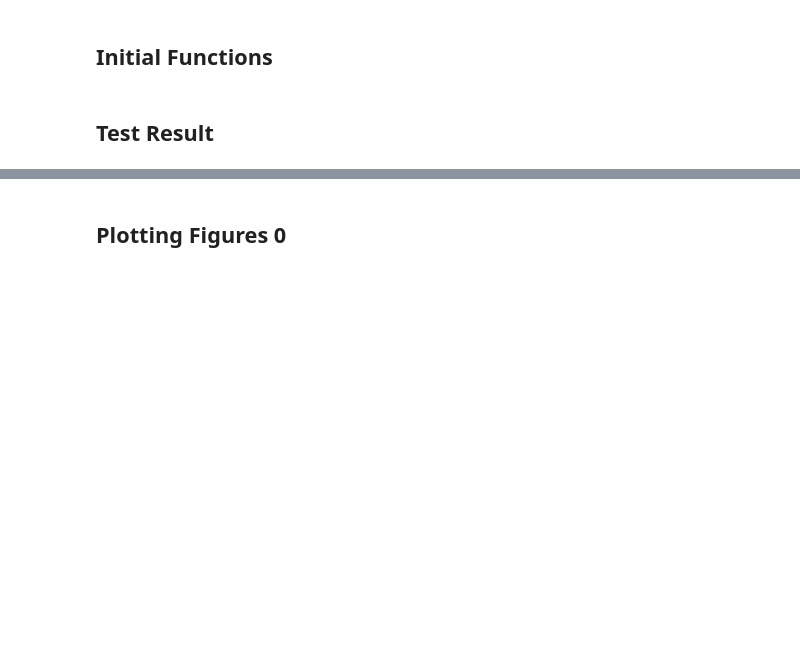
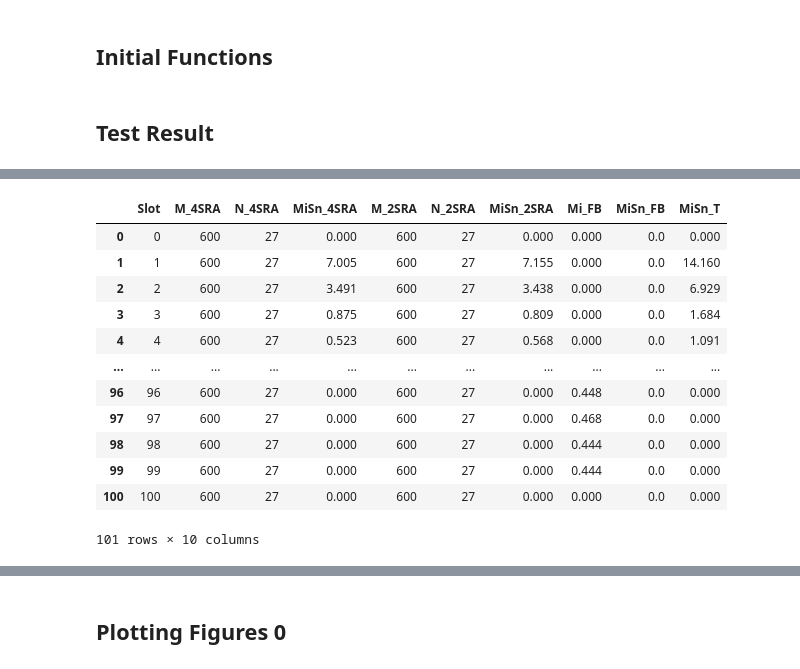
Before and after one commit to timlin0307/Thesis-Simulation, a Jupyter notebook: 2SRA and 4SRA with T_DATA in NTN/Simulation.ipynb, the cells around one changed output, grey strips where cells are left out. Cells and saved outputs as stored; diff of their text form; code cells hidden in the pictures; blank space fills up the shorter version.

```diff
--- a/2SRA and 4SRA with T_DATA in NTN/Simulation.ipynb
+++ b/2SRA and 4SRA with T_DATA in NTN/Simulation.ipynb
@@ -1733,4 +1795,21 @@ sim
 101 rows × 10 columns
+# %%
+sim = pandas.read_csv('sim_testresult_test.csv')
+sim
+# %% [output]
+|  | Slot | M_4SRA | N_4SRA | MiSn_4SRA | M_2SRA | N_2SRA | MiSn_2SRA | Mi_FB | MiSn_FB | MiSn_T |
+| 0 | 0 | 600 | 27 | 0.000 | 600 | 27 | 0.000 | 0.000 | 0.0 | 0.000 |
+| 1 | 1 | 600 | 27 | 7.005 | 600 | 27 | 7.155 | 0.000 | 0.0 | 14.160 |
+| 2 | 2 | 600 | 27 | 3.491 | 600 | 27 | 3.438 | 0.000 | 0.0 | 6.929 |
+| 3 | 3 | 600 | 27 | 0.875 | 600 | 27 | 0.809 | 0.000 | 0.0 | 1.684 |
+| 4 | 4 | 600 | 27 | 0.523 | 600 | 27 | 0.568 | 0.000 | 0.0 | 1.091 |
+| ... | ... | ... | ... | ... | ... | ... | ... | ... | ... | ... |
+| 96 | 96 | 600 | 27 | 0.000 | 600 | 27 | 0.000 | 0.448 | 0.0 | 0.000 |
+| 97 | 97 | 600 | 27 | 0.000 | 600 | 27 | 0.000 | 0.468 | 0.0 | 0.000 |
+| 98 | 98 | 600 | 27 | 0.000 | 600 | 27 | 0.000 | 0.444 | 0.0 | 0.000 |
+| 99 | 99 | 600 | 27 | 0.000 | 600 | 27 | 0.000 | 0.444 | 0.0 | 0.000 |
+| 100 | 100 | 600 | 27 | 0.000 | 600 | 27 | 0.000 | 0.000 | 0.0 | 0.000 |
+101 rows × 10 columns
 # %%
 ana = pandas.read_csv('ana_testresult_test.csv')
 ana
```
Also changed, not shown: parts of 10 cells of this notebook, 2 other files.
